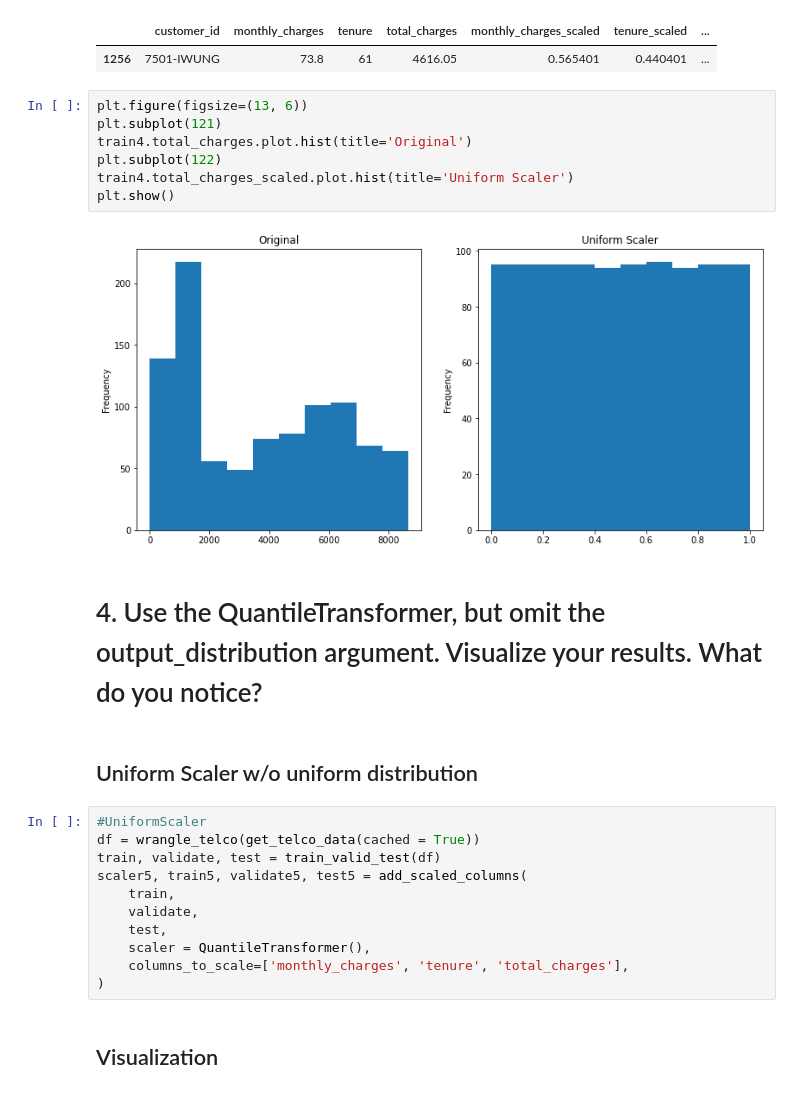
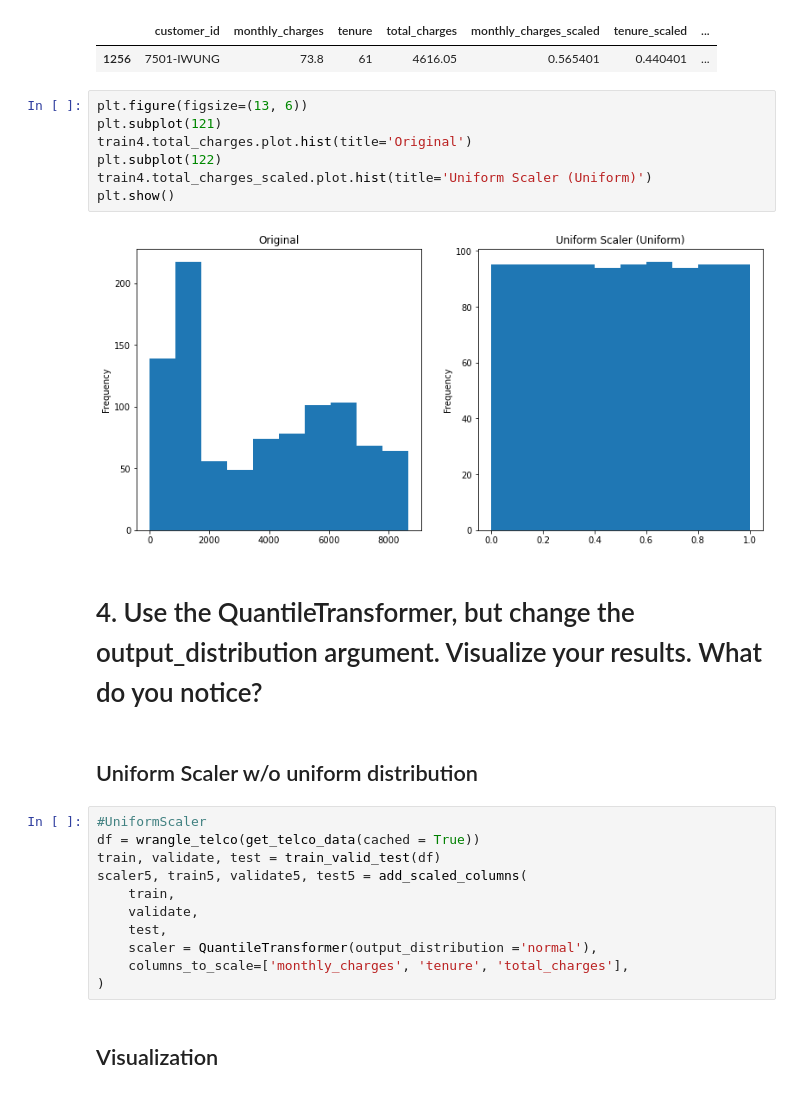
Before and after one commit to CSolitaire/regression-exercises, a Jupyter notebook: scaling.ipynb, the cells around one changed output. Cells and saved outputs as stored; diff of their text form.

```diff
--- a/scaling.ipynb
+++ b/scaling.ipynb
@@ -274,14 +274,14 @@ train4.head(1)
 # %%
 plt.figure(figsize=(13, 6))
 plt.subplot(121)
 train4.total_charges.plot.hist(title='Original')
 plt.subplot(122)
-train4.total_charges_scaled.plot.hist(title='Uniform Scaler')
+train4.total_charges_scaled.plot.hist(title='Uniform Scaler (Uniform)')
 plt.show()
 # %% [output]
-[figure, old version]
+[figure, new version]
 # %% [markdown]
-# 4. Use the QuantileTransformer, but omit the output_distribution argument. Visualize your results. What do you notice?
+# 4. Use the QuantileTransformer, but change the output_distribution argument. Visualize your results. What do you notice?
 # %% [markdown]
 ## Uniform Scaler w/o uniform distribution
 # %%
@@ -292,7 +292,7 @@ scaler5, train5, validate5, test5 = add_scaled_columns(
     train,
     validate,
     test,
-    scaler = QuantileTransformer(),
+    scaler = QuantileTransformer(output_distribution ='normal'),
     columns_to_scale=['monthly_charges', 'tenure', 'total_charges'],
 )
 # %% [markdown]
```
Also changed, not shown: parts of 2 cells of this notebook.
